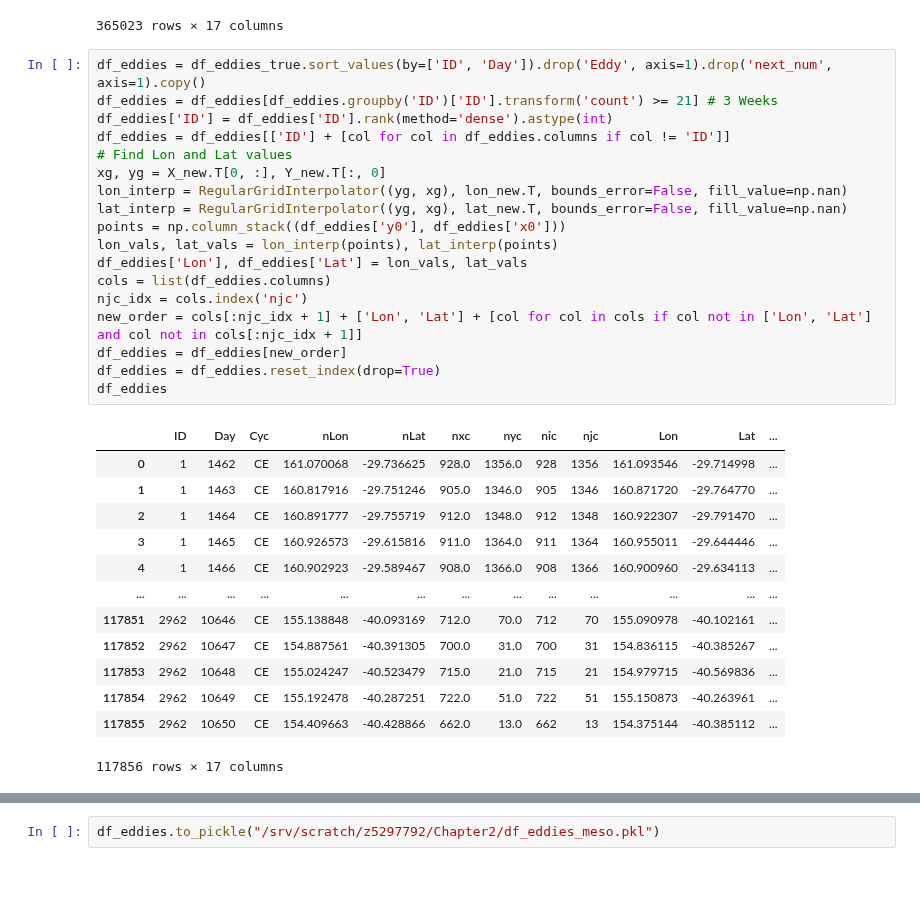
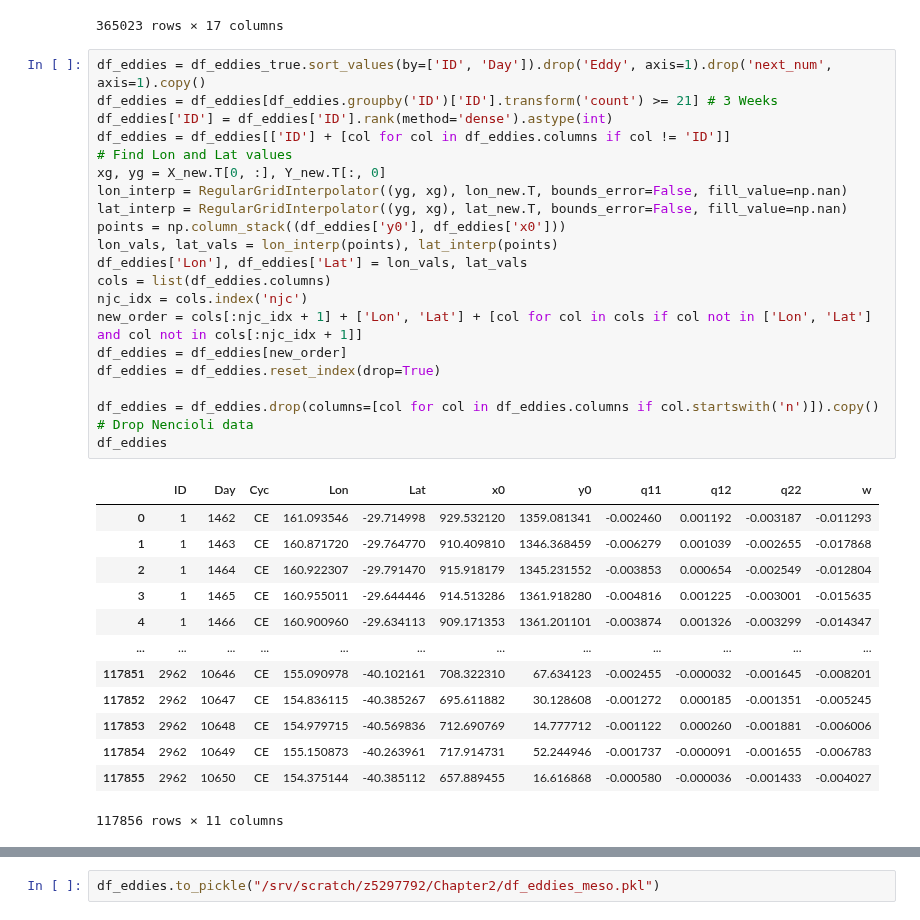
Before and after one commit to regdowse/UNSW-MRes, a Jupyter notebook: MRes/Chapter2/Analysis.ipynb, the cells around one changed output, grey strips where cells are left out. Saved outputs shown, nothing was run; the diff lists cells and outputs as text; blank space fills up the shorter version.

```diff
--- a/MRes/Chapter2/Analysis.ipynb
+++ b/MRes/Chapter2/Analysis.ipynb
@@ -71,35 +71,37 @@ df_eddies_true
 # %%
 df_eddies = df_eddies_true.sort_values(by=['ID', 'Day']).drop('Eddy', axis=1).drop('next_num', axis=1).copy()
 df_eddies = df_eddies[df_eddies.groupby('ID')['ID'].transform('count') >= 21] # 3 Weeks
 df_eddies['ID'] = df_eddies['ID'].rank(method='dense').astype(int)
 df_eddies = df_eddies[['ID'] + [col for col in df_eddies.columns if col != 'ID']]
 # Find Lon and Lat values
 xg, yg = X_new.T[0, :], Y_new.T[:, 0]
 lon_interp = RegularGridInterpolator((yg, xg), lon_new.T, bounds_error=False, fill_value=np.nan)
 lat_interp = RegularGridInterpolator((yg, xg), lat_new.T, bounds_error=False, fill_value=np.nan)
 points = np.column_stack((df_eddies['y0'], df_eddies['x0']))
 lon_vals, lat_vals = lon_interp(points), lat_interp(points)
 df_eddies['Lon'], df_eddies['Lat'] = lon_vals, lat_vals
 cols = list(df_eddies.columns)
 njc_idx = cols.index('njc')
 new_order = cols[:njc_idx + 1] + ['Lon', 'Lat'] + [col for col in cols if col not in ['Lon', 'Lat'] and col not in cols[:njc_idx + 1]]
 df_eddies = df_eddies[new_order]
 df_eddies = df_eddies.reset_index(drop=True)
+
+df_eddies = df_eddies.drop(columns=[col for col in df_eddies.columns if col.startswith('n')]).copy() # Drop Nencioli data
 df_eddies
 # %% [output]
-|  | ID | Day | Cyc | nLon | nLat | nxc | nyc | nic | njc | Lon | Lat | ... |
-| 0 | 1 | 1462 | CE | 161.070068 | -29.736625 | 928.0 | 1356.0 | 928 | 1356 | 161.093546 | -29.714998 | ... |
-| 1 | 1 | 1463 | CE | 160.817916 | -29.751246 | 905.0 | 1346.0 | 905 | 1346 | 160.871720 | -29.764770 | ... |
-| 2 | 1 | 1464 | CE | 160.891777 | -29.755719 | 912.0 | 1348.0 | 912 | 1348 | 160.922307 | -29.791470 | ... |
-| 3 | 1 | 1465 | CE | 160.926573 | -29.615816 | 911.0 | 1364.0 | 911 | 1364 | 160.955011 | -29.644446 | ... |
-| 4 | 1 | 1466 | CE | 160.902923 | -29.589467 | 908.0 | 1366.0 | 908 | 1366 | 160.900960 | -29.634113 | ... |
-| ... | ... | ... | ... | ... | ... | ... | ... | ... | ... | ... | ... | ... |
-| 117851 | 2962 | 10646 | CE | 155.138848 | -40.093169 | 712.0 | 70.0 | 712 | 70 | 155.090978 | -40.102161 | ... |
-| 117852 | 2962 | 10647 | CE | 154.887561 | -40.391305 | 700.0 | 31.0 | 700 | 31 | 154.836115 | -40.385267 | ... |
-| 117853 | 2962 | 10648 | CE | 155.024247 | -40.523479 | 715.0 | 21.0 | 715 | 21 | 154.979715 | -40.569836 | ... |
-| 117854 | 2962 | 10649 | CE | 155.192478 | -40.287251 | 722.0 | 51.0 | 722 | 51 | 155.150873 | -40.263961 | ... |
-| 117855 | 2962 | 10650 | CE | 154.409663 | -40.428866 | 662.0 | 13.0 | 662 | 13 | 154.375144 | -40.385112 | ... |
+|  | ID | Day | Cyc | Lon | Lat | x0 | y0 | q11 | q12 | q22 | w |
+| 0 | 1 | 1462 | CE | 161.093546 | -29.714998 | 929.532120 | 1359.081341 | -0.002460 | 0.001192 | -0.003187 | -0.011293 |
+| 1 | 1 | 1463 | CE | 160.871720 | -29.764770 | 910.409810 | 1346.368459 | -0.006279 | 0.001039 | -0.002655 | -0.017868 |
+| 2 | 1 | 1464 | CE | 160.922307 | -29.791470 | 915.918179 | 1345.231552 | -0.003853 | 0.000654 | -0.002549 | -0.012804 |
+| 3 | 1 | 1465 | CE | 160.955011 | -29.644446 | 914.513286 | 1361.918280 | -0.004816 | 0.001225 | -0.003001 | -0.015635 |
+| 4 | 1 | 1466 | CE | 160.900960 | -29.634113 | 909.171353 | 1361.201101 | -0.003874 | 0.001326 | -0.003299 | -0.014347 |
+| ... | ... | ... | ... | ... | ... | ... | ... | ... | ... | ... | ... |
+| 117851 | 2962 | 10646 | CE | 155.090978 | -40.102161 | 708.322310 | 67.634123 | -0.002455 | -0.000032 | -0.001645 | -0.008201 |
+| 117852 | 2962 | 10647 | CE | 154.836115 | -40.385267 | 695.611882 | 30.128608 | -0.001272 | 0.000185 | -0.001351 | -0.005245 |
+| 117853 | 2962 | 10648 | CE | 154.979715 | -40.569836 | 712.690769 | 14.777712 | -0.001122 | 0.000260 | -0.001881 | -0.006006 |
+| 117854 | 2962 | 10649 | CE | 155.150873 | -40.263961 | 717.914731 | 52.244946 | -0.001737 | -0.000091 | -0.001655 | -0.006783 |
+| 117855 | 2962 | 10650 | CE | 154.375144 | -40.385112 | 657.889455 | 16.616868 | -0.000580 | -0.000036 | -0.001433 | -0.004027 |
-117856 rows × 17 columns
+117856 rows × 11 columns
 # %%
 def interpolate_eddy_tracks(df):
     df = df.copy()
```
Also changed, not shown: parts of 15 cells of this notebook, 2 other files.
